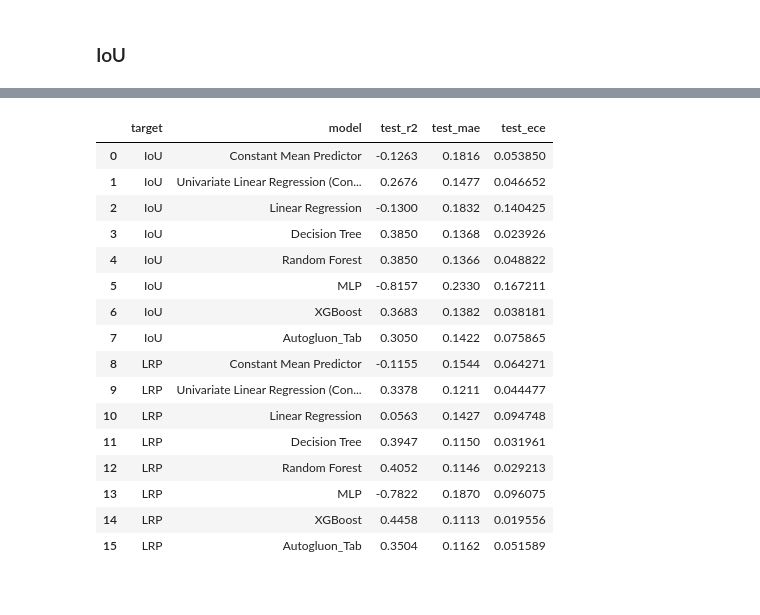
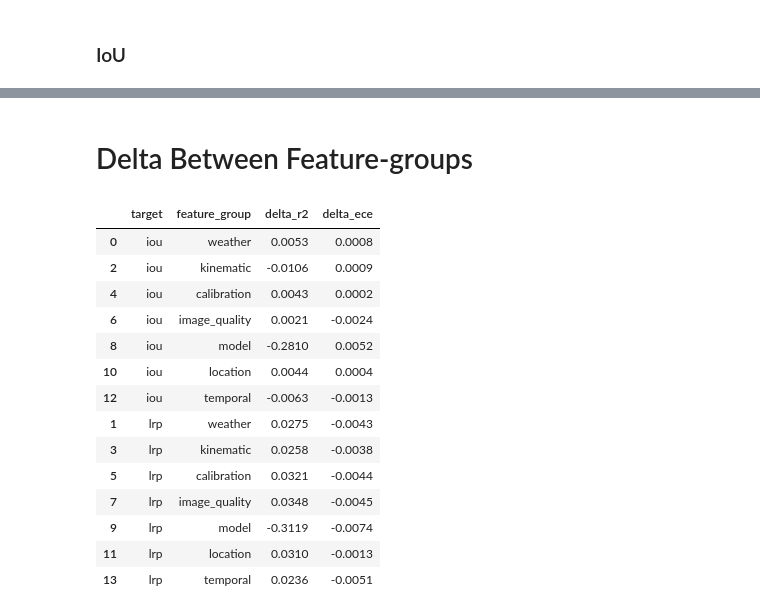
Before and after one commit to femartip/frame-validity-od, a Jupyter notebook: notebooks/assessors_abalation.ipynb, the cells around one changed output, grey strips where cells are left out. Drawn from its saved outputs; the diff is of its cells as text; code cells hidden in the pictures.

```diff
--- a/notebooks/assessors_abalation.ipynb
+++ b/notebooks/assessors_abalation.ipynb
@@ -287,4 +283,13 @@ Index(['country', 'time_of_day', 'lat', 'long', 'road_type', 'road_condition',
 # %%
 model_results = []
+# %%
+
+def autoglue_regression(X_train, y_train, X_test, y_test, target_name):
+    train = pd.merge(X_train, y_train, left_index=True, right_index=True)
+    autoglue_model = TabularPredictor(label=target_name, problem_type="regression", eval_metric="r2", path=f"../models/assessors/autoglue_tab/{target_name}/", verbosity=0)
+    autoglue_predictor = autoglue_model.fit(train)
+    autoglue_predictor.fit_summary(verbosity=0)
+    y_pred_autg = autoglue_predictor.predict(X_test)
+    return y_pred_autg
 # %% [markdown]
 ### IoU
@@ -1310,0 +296,23 @@ hyperparams = {
+# %%
+delta_results = []
+for feature in feature_groups.keys():
+    for target in ["iou", "lrp"]:
+        if target == "iou":
+            y_train_target = y_train
+            y_test_target = y_test
+        else:
+            y_train_target = y_train_lrp
+            y_test_target = y_test_lrp
+        print(f"Evaluating feature when excluding: {feature}")
+        features_to_not_use = feature_groups[feature]
+        X_train_subset = X_train.drop(columns=features_to_not_use, errors='ignore')
+        X_test_subset = X_test.drop(columns=features_to_not_use, errors='ignore')
+
+        y_pred_autg = autoglue_regression(X_train_subset, y_train_target, X_test_subset, y_test_target, target_name=target)
+        metrics = record_regression_results([], target=target, model_name=f"AutoGluon_{feature}", y_true=y_test_target, y_pred=y_pred_autg)
+        delta_results.append({
+            "target": target,
+            "feature_group": feature,
+            "delta_r2": metrics['r2'] - base_iou_r2,
+            "delta_ece": metrics['ece'] - base_iou_ece,
+        })
@@ -1311,28 +388,29 @@ hyperparams = {
+# %% [markdown]
+# Delta Between Feature-groups
 # %%
 
-results_df = pd.DataFrame(model_results, index=None)
-results_df["test_r2"] = results_df["test_r2"].round(4)
-results_df["test_mae"] = results_df["test_mae"].round(4)
-#results_df["test_mse"] = results_df["test_mse"].round(4)
+results_df = pd.DataFrame(delta_results)
+
+results_df["delta_r2"] = results_df["delta_r2"].round(4)
+results_df["delta_ece"] = results_df["delta_ece"].round(4)
+results_df = results_df.sort_values(by="target")
 display(results_df)
 # %% [output]
-|  | target | model | test_r2 | test_mae | test_ece |
-| 0 | IoU | Constant Mean Predictor | -0.1263 | 0.1816 | 0.053850 |
-| 1 | IoU | Univariate Linear Regression (Con... | 0.2676 | 0.1477 | 0.046652 |
-| 2 | IoU | Linear Regression | -0.1300 | 0.1832 | 0.140425 |
-| 3 | IoU | Decision Tree | 0.3850 | 0.1368 | 0.023926 |
-| 4 | IoU | Random Forest | 0.3850 | 0.1366 | 0.048822 |
-| 5 | IoU | MLP | -0.8157 | 0.2330 | 0.167211 |
-| 6 | IoU | XGBoost | 0.3683 | 0.1382 | 0.038181 |
-| 7 | IoU | Autogluon_Tab | 0.3050 | 0.1422 | 0.075865 |
-| 8 | LRP | Constant Mean Predictor | -0.1155 | 0.1544 | 0.064271 |
-| 9 | LRP | Univariate Linear Regression (Con... | 0.3378 | 0.1211 | 0.044477 |
-| 10 | LRP | Linear Regression | 0.0563 | 0.1427 | 0.094748 |
-| 11 | LRP | Decision Tree | 0.3947 | 0.1150 | 0.031961 |
-| 12 | LRP | Random Forest | 0.4052 | 0.1146 | 0.029213 |
-| 13 | LRP | MLP | -0.7822 | 0.1870 | 0.096075 |
-| 14 | LRP | XGBoost | 0.4458 | 0.1113 | 0.019556 |
-| 15 | LRP | Autogluon_Tab | 0.3504 | 0.1162 | 0.051589 |
+|  | target | feature_group | delta_r2 | delta_ece |
+| 0 | iou | weather | 0.0053 | 0.0008 |
+| 2 | iou | kinematic | -0.0106 | 0.0009 |
+| 4 | iou | calibration | 0.0043 | 0.0002 |
+| 6 | iou | image_quality | 0.0021 | -0.0024 |
+| 8 | iou | model | -0.2810 | 0.0052 |
+| 10 | iou | location | 0.0044 | 0.0004 |
+| 12 | iou | temporal | -0.0063 | -0.0013 |
+| 1 | lrp | weather | 0.0275 | -0.0043 |
+| 3 | lrp | kinematic | 0.0258 | -0.0038 |
+| 5 | lrp | calibration | 0.0321 | -0.0044 |
+| 7 | lrp | image_quality | 0.0348 | -0.0045 |
+| 9 | lrp | model | -0.3119 | -0.0074 |
+| 11 | lrp | location | 0.0310 | -0.0013 |
+| 13 | lrp | temporal | 0.0236 | -0.0051 |
 # %%
 print(results_df.to_latex(index=False))
 # %% [output]
```
Also changed, not shown: parts of 78 cells of this notebook.
